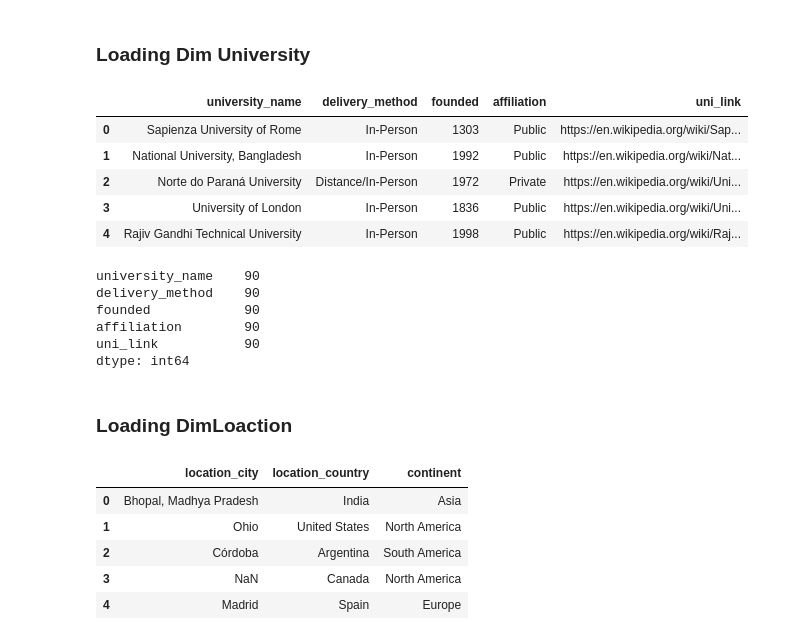
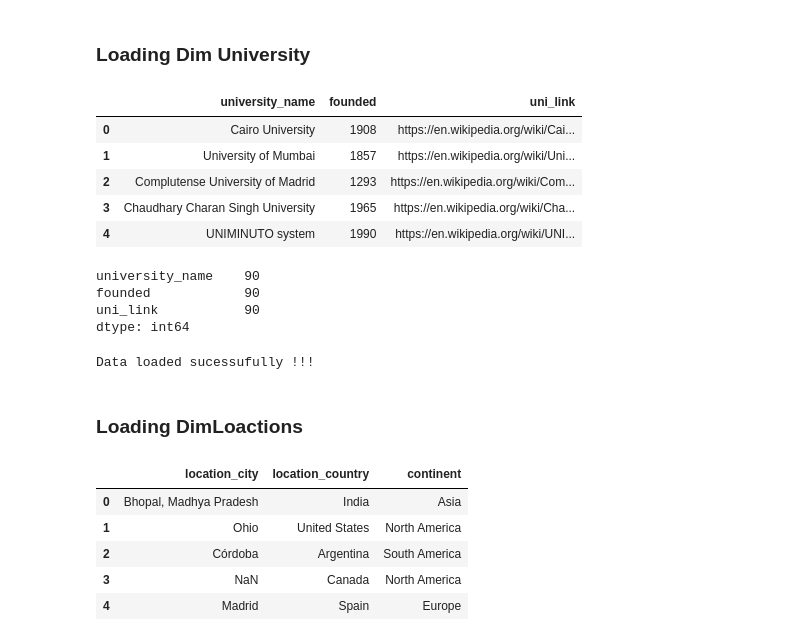
Before and after one commit to iamYole/Wikipedia-Data-Scraping, a Jupyter notebook: postgres_load.ipynb, the cells around one changed output. Saved outputs shown, nothing was run; the diff lists cells and outputs as text; code cells hidden in the pictures.

Commit message:
data modeled and loaded to the DW

```diff
--- a/postgres_load.ipynb
+++ b/postgres_load.ipynb
@@ -89,23 +89,24 @@ pd.read_sql("SELECT * from universities LIMIT 10", con=engine)
 # %% [markdown]
 ### Loading Dim University
 # %%
-df_universities = pd.read_sql("SELECT DISTINCT(u.university_name) as university_name,u.delivery_method,u.founded,u.affiliation,u.uni_link from universities u", con=engine)
-
+dim_uni_qry = """
+            select DISTINCT(u.university_name) as university_name,u.founded,u.uni_link
+            from universities u ;
+            """
+df_universities = pd.read_sql(dim_uni_qry, con=engine)
 df_universities.head(5)
 # %% [output]
-|  | university_name | delivery_method | founded | affiliation | uni_link |
-| 0 | Sapienza University of Rome | In-Person | 1303 | Public | https://en.wikipedia.org/wiki/Sap... |
-| 1 | National University, Bangladesh | In-Person | 1992 | Public | https://en.wikipedia.org/wiki/Nat... |
-| 2 | Norte do Paraná University | Distance/In-Person | 1972 | Private | https://en.wikipedia.org/wiki/Uni... |
-| 3 | University of London | In-Person | 1836 | Public | https://en.wikipedia.org/wiki/Uni... |
-| 4 | Rajiv Gandhi Technical University | In-Person | 1998 | Public | https://en.wikipedia.org/wiki/Raj... |
+|  | university_name | founded | uni_link |
+| 0 | Cairo University | 1908 | https://en.wikipedia.org/wiki/Cai... |
+| 1 | University of Mumbai | 1857 | https://en.wikipedia.org/wiki/Uni... |
+| 2 | Complutense University of Madrid | 1293 | https://en.wikipedia.org/wiki/Com... |
+| 3 | Chaudhary Charan Singh University | 1965 | https://en.wikipedia.org/wiki/Cha... |
+| 4 | UNIMINUTO system | 1990 | https://en.wikipedia.org/wiki/UNI... |
 # %%
 df_universities.count()
 # %% [output]
 university_name    90
-delivery_method    90
 founded            90
-affiliation        90
 uni_link           90
 dtype: int64
 # %%
@@ -115,7 +116,7 @@ uni_data = df_universities.itertuples(index=None, name=None)
 # %%
 merge_dimUni_file = open("sql_scripts/upsert_dim_universities.sql")
 merge_dimUni = merge_dimUni_file.read()
-merge_dimUni
+# merge_dimUni
 
 try:
     cursor = conn.cursor()
@@ -127,6 +128,8 @@ except Exception as e:
     conn.rollback()
     cursor.close()
     print("Error executing query:", e)
+# %% [output]
+Data loaded sucessufully !!!
 # %% [markdown]
-### Loading DimLoaction
+### Loading DimLoactions
 # %%
```
Also changed, not shown: parts of 17 cells of this notebook, 9 other files.
